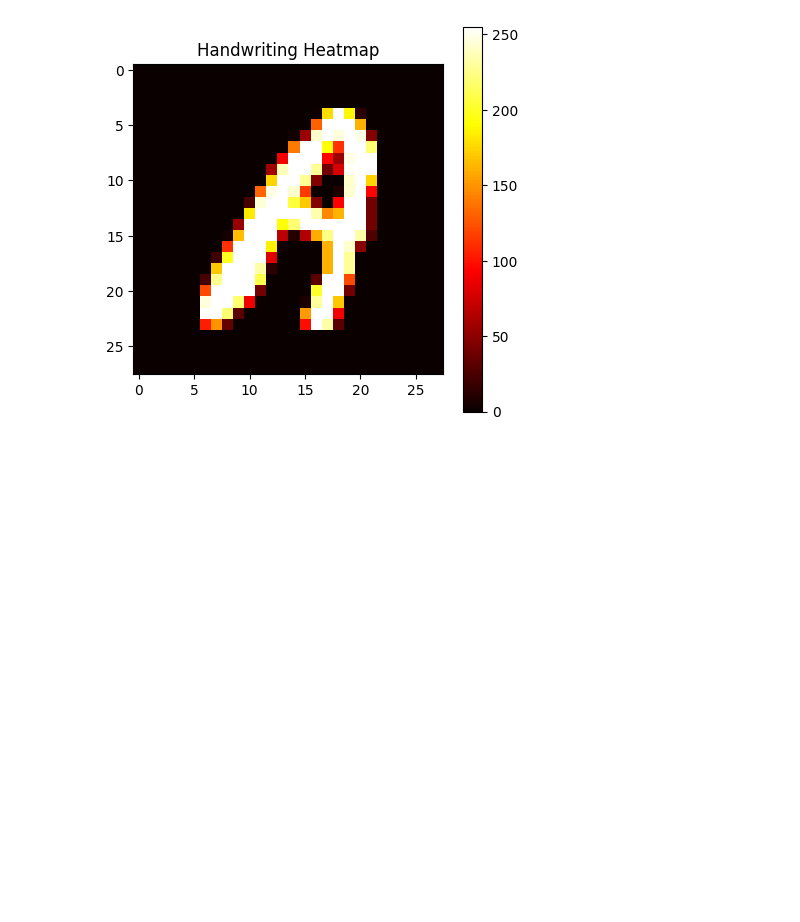
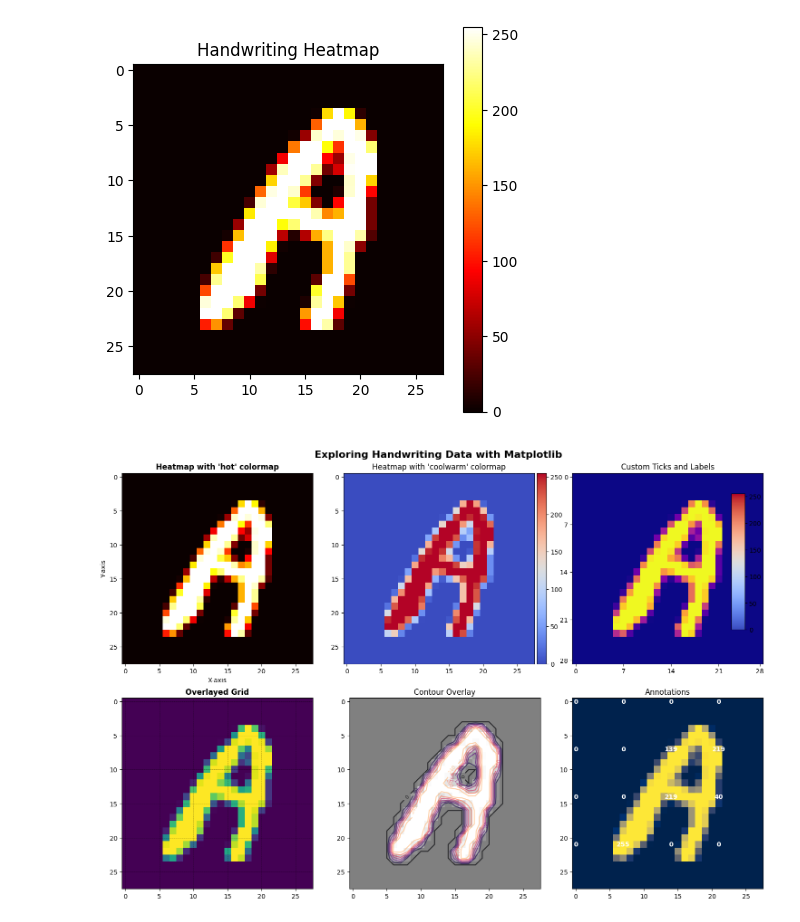
Before and after one commit to Yannaner/Data-visualization, a Jupyter notebook: matplotlib.ipynb, the cells around one changed output. Drawn from its saved outputs; the diff is of its cells as text; code cells hidden in the pictures; blank space fills up the shorter version.

```diff
--- a/matplotlib.ipynb
+++ b/matplotlib.ipynb
@@ -132,3 +132,75 @@ plt.colorbar()
 plt.show()
 # %% [output]
 [figure]
+# %%
+import matplotlib.pyplot as plt
+import pandas as pd
+import numpy as np
+from mpl_toolkits.axes_grid1 import make_axes_locatable
+
+# Load and prepare data
+data = pd.read_csv("A_Z Handwritten Data.csv")
+pixel_data = data.iloc[0, 1:].values  # Assuming the first column is the label, skip it
+image_array = pixel_data.reshape(28, 28)  # Reshape for the 28x28 image
+
+# Create a figure with multiple subplots to showcase various features
+fig, axs = plt.subplots(2, 3, figsize=(15, 10), constrained_layout=True)
+
+# Feature 1: Basic heatmap with 'hot' colormap
+axs[0, 0].imshow(image_array, cmap='hot', interpolation='nearest')
+axs[0, 0].set_title("Basic Heatmap - 'hot'")
+axs[0, 0].set_xlabel("X-axis")
+axs[0, 0].set_ylabel("Y-axis")
+
+# Feature 2: Heatmap with different colormap and colorbar
+im = axs[0, 1].imshow(image_array, cmap='coolwarm')
+axs[0, 1].set_title("Heatmap with 'coolwarm' colormap")
+divider = make_axes_locatable(axs[0, 1])
+cax = divider.append_axes("right", size="5%", pad=0.05)
+fig.colorbar(im, cax=cax)
+
+# Feature 3: Custom ticks and tick formatting
+axs[0, 2].imshow(image_array, cmap='plasma')
+axs[0, 2].set_xticks([0, 7, 14, 21, 27])
+axs[0, 2].set_yticks([0, 7, 14, 21, 27])
+axs[0, 2].set_xticklabels(['0', '7', '14', '21', '28'])
+axs[0, 2].set_yticklabels(['0', '7', '14', '21', '28'])
+axs[0, 2].set_title("Custom Ticks and Labels")
+
+# Feature 4: Grid with specific line style and alpha
+axs[1, 0].imshow(image_array, cmap='viridis')
+axs[1, 0].set_title("Image with Grid")
+axs[1, 0].grid(which='both', color='black', linestyle='--', linewidth=0.5, alpha=0.5)
+
+# Feature 5: Contour plot overlaid on the image
+contour = axs[1, 1].contour(image_array, cmap='magma', alpha=0.7)
+axs[1, 1].imshow(image_array, cmap='gray', alpha=0.5)
+axs[1, 1].set_title("Contour Overlay")
+axs[1, 1].clabel(contour, inline=1, fontsize=8)
+
+# Feature 6: Annotate certain regions
+axs[1, 2].imshow(image_array, cmap='cividis')
+axs[1, 2].set_title("Annotations")
+for i in range(0, 28, 7):
+    for j in range(0, 28, 7):
+        axs[1, 2].text(j, i, f'{image_array[i, j]:.0f}', color="white", ha="center", va="center", fontweight="bold")
+
+# Feature 7: Add titles and subtitles
+fig.suptitle("Exploring Handwriting Data with Matplotlib", fontsize=16, fontweight='bold')
+axs[0, 0].set_title("Heatmap with 'hot' colormap", fontweight='bold')
+axs[1, 0].set_title("Overlayed Grid", fontweight='bold')
+
+# Feature 8: Subplot adjustment
+plt.subplots_adjust(hspace=0.5, wspace=0.5)
+
+# Feature 9: Add a shared color bar across subplots (Top row)
+cbar_ax = fig.add_axes([0.93, 0.6, 0.02, 0.3])
+fig.colorbar(im, cax=cbar_ax, orientation="vertical")
+
+# Feature 10: Save the figure to a file
+plt.savefig("Handwriting_data_visualization.png", dpi=300, bbox_inches="tight")
+
+# Show the figure with all plots
+plt.show()
+# %% [output]
+[figure, added]
```
Also changed, not shown: parts of 1 cell of this notebook, 2 other files.
